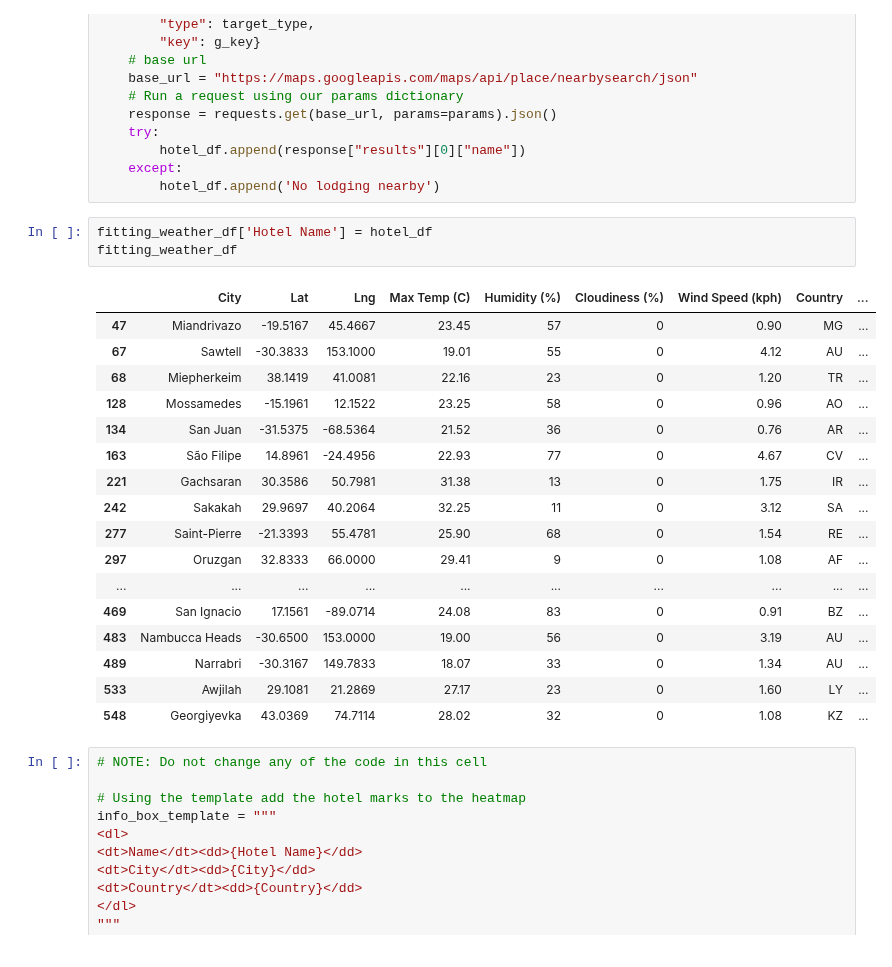
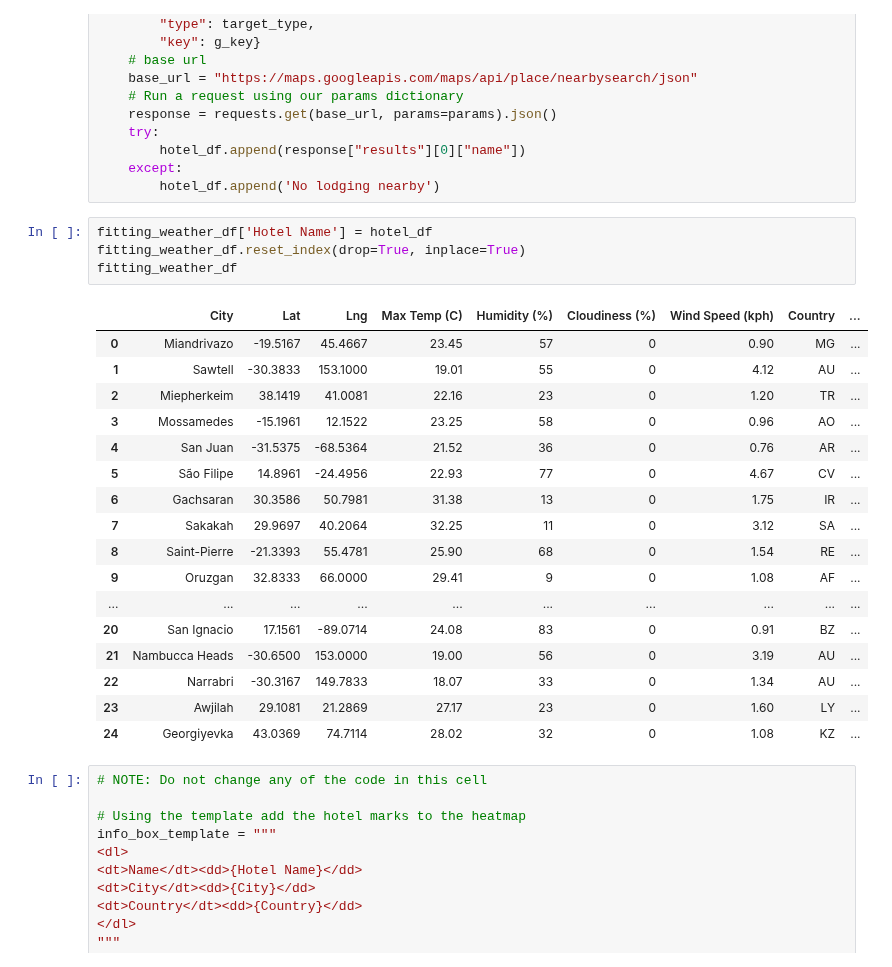
Before and after one commit to Karla-Flores/Python-API, a Jupyter notebook: starter_code/VacationPy/VacationPy.ipynb, the cells around one changed output. Cells and saved outputs as stored; diff of their text form.

```diff
--- a/starter_code/VacationPy/VacationPy.ipynb
+++ b/starter_code/VacationPy/VacationPy.ipynb
@@ -123,25 +137,26 @@ for city in range(len(fitting_weather_df['City'])):
         hotel_df.append('No lodging nearby')
 # %%
 fitting_weather_df['Hotel Name'] = hotel_df
+fitting_weather_df.reset_index(drop=True, inplace=True)
 fitting_weather_df
 # %% [output]
 |  | City | Lat | Lng | Max Temp (C) | Humidity (%) | Cloudiness (%) | Wind Speed (kph) | Country | ... |
-| 47 | Miandrivazo | -19.5167 | 45.4667 | 23.45 | 57 | 0 | 0.90 | MG | ... |
-| 67 | Sawtell | -30.3833 | 153.1000 | 19.01 | 55 | 0 | 4.12 | AU | ... |
-| 68 | Miepherkeim | 38.1419 | 41.0081 | 22.16 | 23 | 0 | 1.20 | TR | ... |
-| 128 | Mossamedes | -15.1961 | 12.1522 | 23.25 | 58 | 0 | 0.96 | AO | ... |
-| 134 | San Juan | -31.5375 | -68.5364 | 21.52 | 36 | 0 | 0.76 | AR | ... |
-| 163 | São Filipe | 14.8961 | -24.4956 | 22.93 | 77 | 0 | 4.67 | CV | ... |
-| 221 | Gachsaran | 30.3586 | 50.7981 | 31.38 | 13 | 0 | 1.75 | IR | ... |
-| 242 | Sakakah | 29.9697 | 40.2064 | 32.25 | 11 | 0 | 3.12 | SA | ... |
-| 277 | Saint-Pierre | -21.3393 | 55.4781 | 25.90 | 68 | 0 | 1.54 | RE | ... |
-| 297 | Oruzgan | 32.8333 | 66.0000 | 29.41 | 9 | 0 | 1.08 | AF | ... |
+| 0 | Miandrivazo | -19.5167 | 45.4667 | 23.45 | 57 | 0 | 0.90 | MG | ... |
+| 1 | Sawtell | -30.3833 | 153.1000 | 19.01 | 55 | 0 | 4.12 | AU | ... |
+| 2 | Miepherkeim | 38.1419 | 41.0081 | 22.16 | 23 | 0 | 1.20 | TR | ... |
+| 3 | Mossamedes | -15.1961 | 12.1522 | 23.25 | 58 | 0 | 0.96 | AO | ... |
+| 4 | San Juan | -31.5375 | -68.5364 | 21.52 | 36 | 0 | 0.76 | AR | ... |
+| 5 | São Filipe | 14.8961 | -24.4956 | 22.93 | 77 | 0 | 4.67 | CV | ... |
+| 6 | Gachsaran | 30.3586 | 50.7981 | 31.38 | 13 | 0 | 1.75 | IR | ... |
+| 7 | Sakakah | 29.9697 | 40.2064 | 32.25 | 11 | 0 | 3.12 | SA | ... |
+| 8 | Saint-Pierre | -21.3393 | 55.4781 | 25.90 | 68 | 0 | 1.54 | RE | ... |
+| 9 | Oruzgan | 32.8333 | 66.0000 | 29.41 | 9 | 0 | 1.08 | AF | ... |
 | ... | ... | ... | ... | ... | ... | ... | ... | ... | ... |
-| 469 | San Ignacio | 17.1561 | -89.0714 | 24.08 | 83 | 0 | 0.91 | BZ | ... |
-| 483 | Nambucca Heads | -30.6500 | 153.0000 | 19.00 | 56 | 0 | 3.19 | AU | ... |
-| 489 | Narrabri | -30.3167 | 149.7833 | 18.07 | 33 | 0 | 1.34 | AU | ... |
-| 533 | Awjilah | 29.1081 | 21.2869 | 27.17 | 23 | 0 | 1.60 | LY | ... |
-| 548 | Georgiyevka | 43.0369 | 74.7114 | 28.02 | 32 | 0 | 1.08 | KZ | ... |
+| 20 | San Ignacio | 17.1561 | -89.0714 | 24.08 | 83 | 0 | 0.91 | BZ | ... |
+| 21 | Nambucca Heads | -30.6500 | 153.0000 | 19.00 | 56 | 0 | 3.19 | AU | ... |
+| 22 | Narrabri | -30.3167 | 149.7833 | 18.07 | 33 | 0 | 1.34 | AU | ... |
+| 23 | Awjilah | 29.1081 | 21.2869 | 27.17 | 23 | 0 | 1.60 | LY | ... |
+| 24 | Georgiyevka | 43.0369 | 74.7114 | 28.02 | 32 | 0 | 1.08 | KZ | ... |
 # %%
 # NOTE: Do not change any of the code in this cell
 
```
Also changed, not shown: parts of 1 cell of this notebook.
